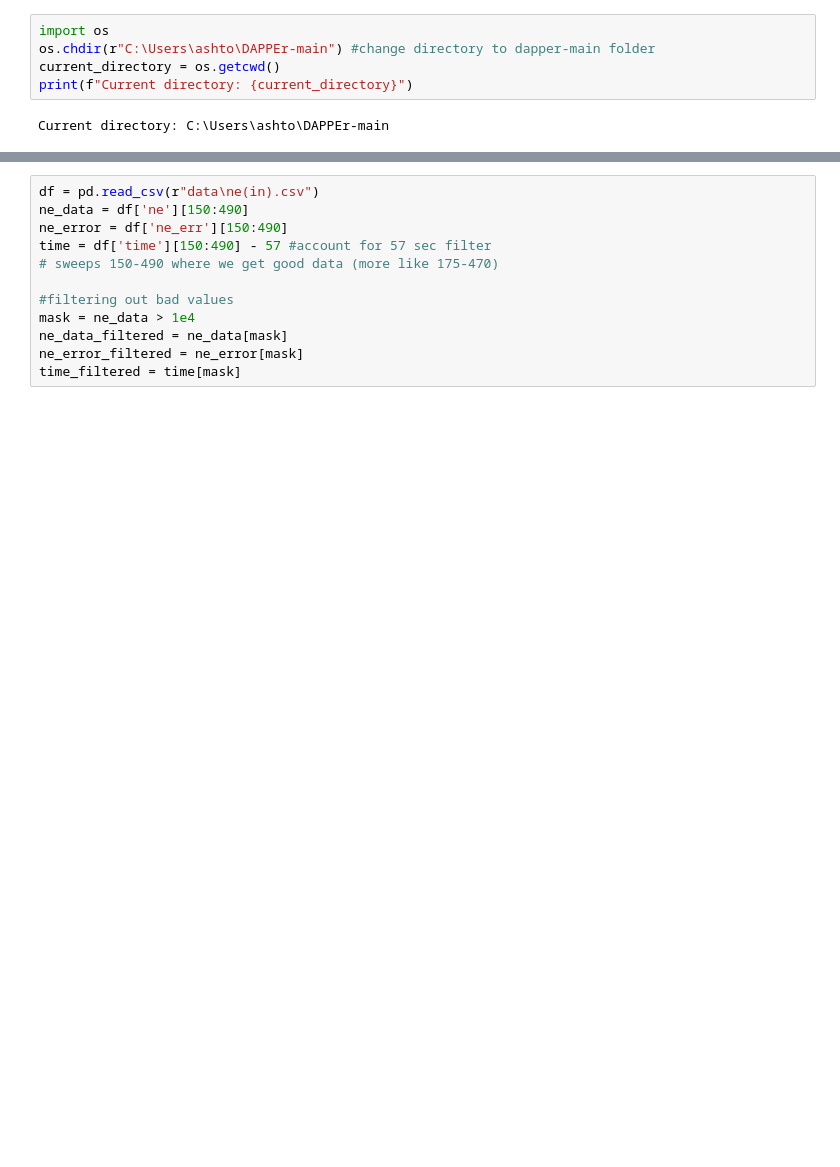
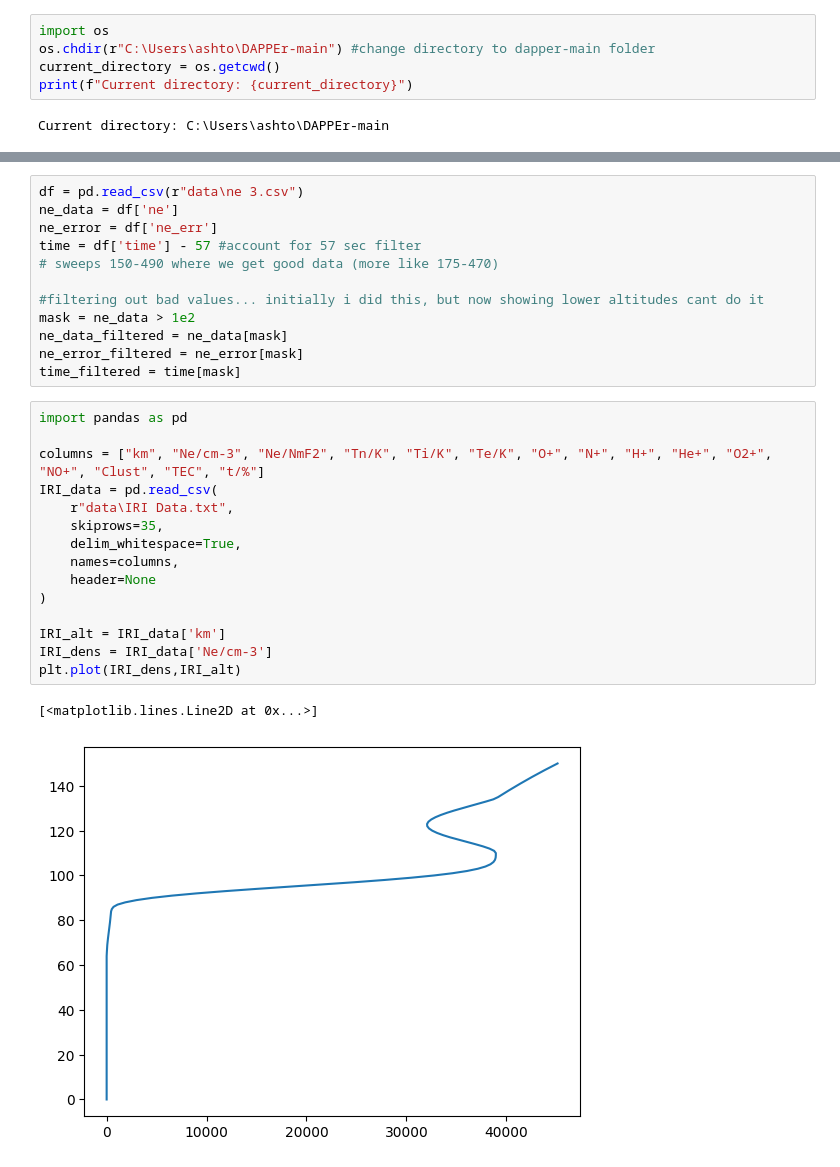
Before and after one commit to jgoodwill1/DAPPEr, a Jupyter notebook: students/Ashton/Density vs altitude.ipynb, the cells around one changed output, grey strips where cells are left out. Saved outputs shown, nothing was run; the diff lists cells and outputs as text; blank space fills up the shorter version.

```diff
--- a/students/Ashton/Density vs altitude.ipynb
+++ b/students/Ashton/Density vs altitude.ipynb
@@ -23,15 +22,33 @@ import pandas as pd
 # %%
-df = pd.read_csv(r"data\ne(in).csv")
-ne_data = df['ne'][150:490]
-ne_error = df['ne_err'][150:490]
-time = df['time'][150:490] - 57 #account for 57 sec filter
+df = pd.read_csv(r"data\ne 3.csv")
+ne_data = df['ne']
+ne_error = df['ne_err']
+time = df['time'] - 57 #account for 57 sec filter
 # sweeps 150-490 where we get good data (more like 175-470)
 
-#filtering out bad values
-mask = ne_data > 1e4
+#filtering out bad values... initially i did this, but now showing lower altitudes cant do it
+mask = ne_data > 1e2
 ne_data_filtered = ne_data[mask]
 ne_error_filtered = ne_error[mask]
 time_filtered = time[mask]
+# %%
+import pandas as pd
+
+columns = ["km", "Ne/cm-3", "Ne/NmF2", "Tn/K", "Ti/K", "Te/K", "O+", "N+", "H+", "He+", "O2+", "NO+", "Clust", "TEC", "t/%"]
+IRI_data = pd.read_csv(
+    r"data\IRI Data.txt",
+    skiprows=35,
+    delim_whitespace=True,
+    names=columns,
+    header=None
+)
+
+IRI_alt = IRI_data['km']
+IRI_dens = IRI_data['Ne/cm-3']
+plt.plot(IRI_dens,IRI_alt)
+# %% [output]
+[<matplotlib.lines.Line2D at 0x...>]
+[figure, added]
 # %%
 # extrapolate altitude data from rockon
 times_ROCK = []
```
Also changed, not shown: parts of 14 cells of this notebook.
